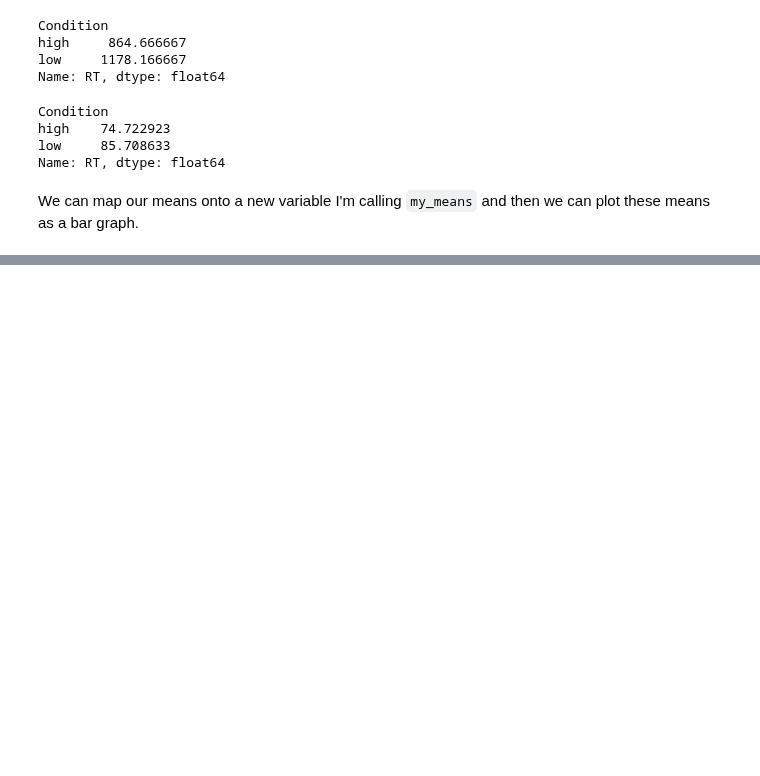
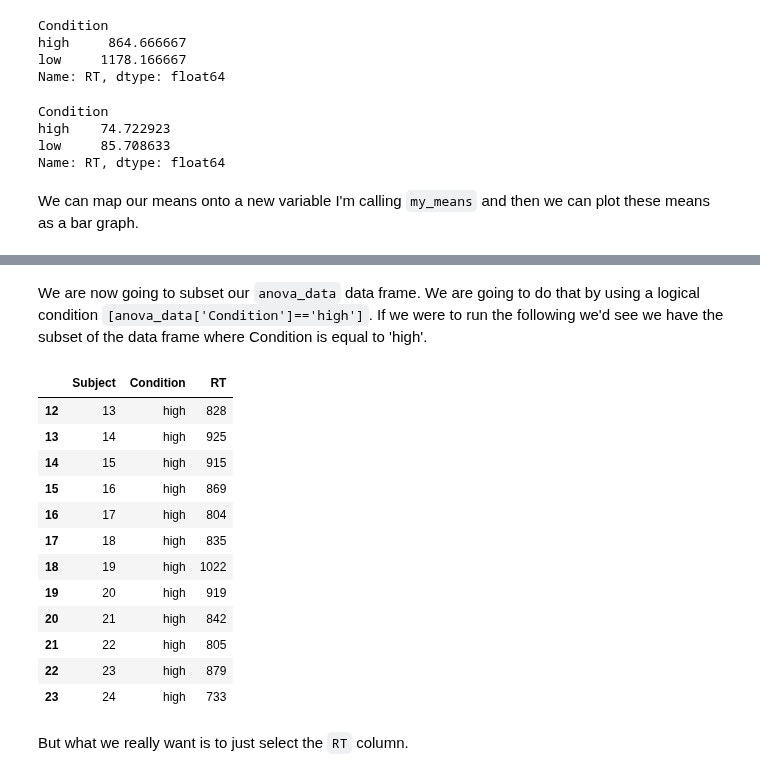
Before and after one commit to ajstewartlang/02_intro_to_python_programming, a Jupyter notebook: pandas.ipynb, the cells around one changed output, grey strips where cells are left out. Drawn from its saved outputs; the diff is of its cells as text; code cells hidden in the pictures; blank space fills up the shorter version.

```diff
--- a/pandas.ipynb
+++ b/pandas.ipynb
@@ -99,0 +119,20 @@ my_means.plot(kind = 'bar')
+# %% [markdown]
+We are now going to subset our `anova_data` data frame. We are going to do that by using a logical condition `[anova_data['Condition']=='high']`. If we were to run the following we'd see we have the subset of the data frame where Condition is equal to 'high'.
+# %%
+anova_data[anova_data['Condition']=='high']
+# %% [output]
+|  | Subject | Condition | RT |
+| 12 | 13 | high | 828 |
+| 13 | 14 | high | 925 |
+| 14 | 15 | high | 915 |
+| 15 | 16 | high | 869 |
+| 16 | 17 | high | 804 |
+| 17 | 18 | high | 835 |
+| 18 | 19 | high | 1022 |
+| 19 | 20 | high | 919 |
+| 20 | 21 | high | 842 |
+| 21 | 22 | high | 805 |
+| 22 | 23 | high | 879 |
+| 23 | 24 | high | 733 |
+# %% [markdown]
+But what we really want is to just select the `RT` column.
```
Also changed, not shown: parts of 29 cells of this notebook, 2 other files.
